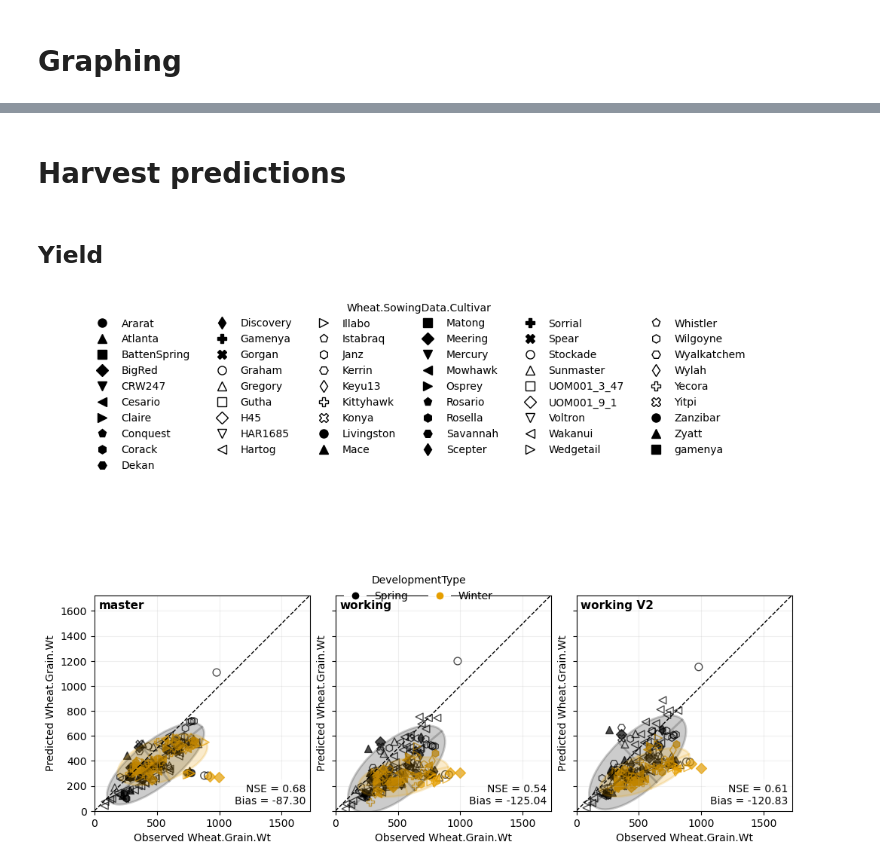
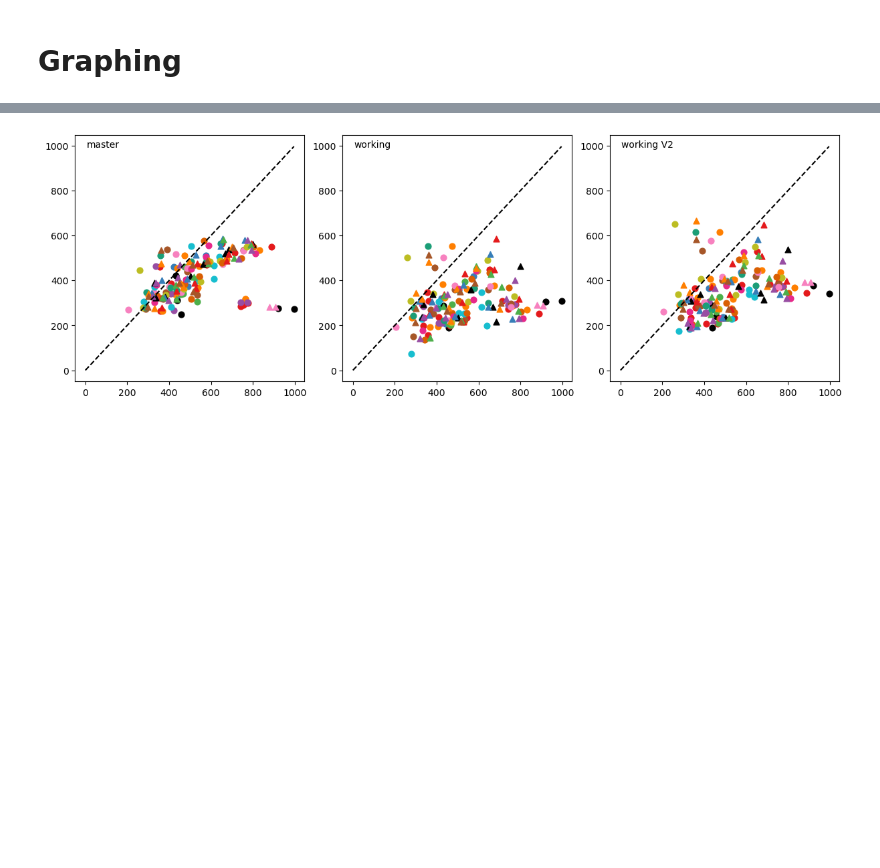
Before and after one commit to HamishBrownPFR/APSIMTools, a Jupyter notebook: Wheat Analysis/TestWheatObsPred.ipynb, the cells around one changed output, grey strips where cells are left out. Cells and saved outputs as stored; diff of their text form; code cells hidden in the pictures; blank space fills up the shorter version.

Commit message:
Quick tidy up

```diff
--- a/Wheat Analysis/TestWheatObsPred.ipynb
+++ b/Wheat Analysis/TestWheatObsPred.ipynb
@@ -2186,4 +1559,0 @@ def pannel_per_experment(yvar,
-# %% [markdown]
-# Harvest predictions
-# %% [markdown]
-## Yield
@@ -2202,15 +1560,6 @@ graph.savefig("Yield WWHI.jpg")
-# %%
-plot_obs_pred_by_branch(
-    tidy = tidy,
-    config = CONFIG,
-    variable = "Wheat.Grain.Wt",
-    mode='harvest',
-    filters=None, #filters = {'Wheat.SowingData.Cultivar':['Meering','Mowhawk']}
-    color_by = "DevelopmentType",
-    marker_by = "Wheat.SowingData.Cultivar",
-    size_by=None,
-    show_ellipses=True
-)
-plt.show()
-# %% [output]
-[figure, removed]
+# %%
+plot_obs_pred_by_branch("Wheat.Grain.Wt",demark_by='Wheat.SowingData.Cultivar',
+                       filter_dict = {'filter_fn':lambda df: df["ProjectGroup"] == "WWHI",
+                                      'filter_vars' : ["ProjectGroup"]})
+# %% [output]
+[figure, added]
```
Also changed, not shown: parts of 45 cells of this notebook, 1 other file.
